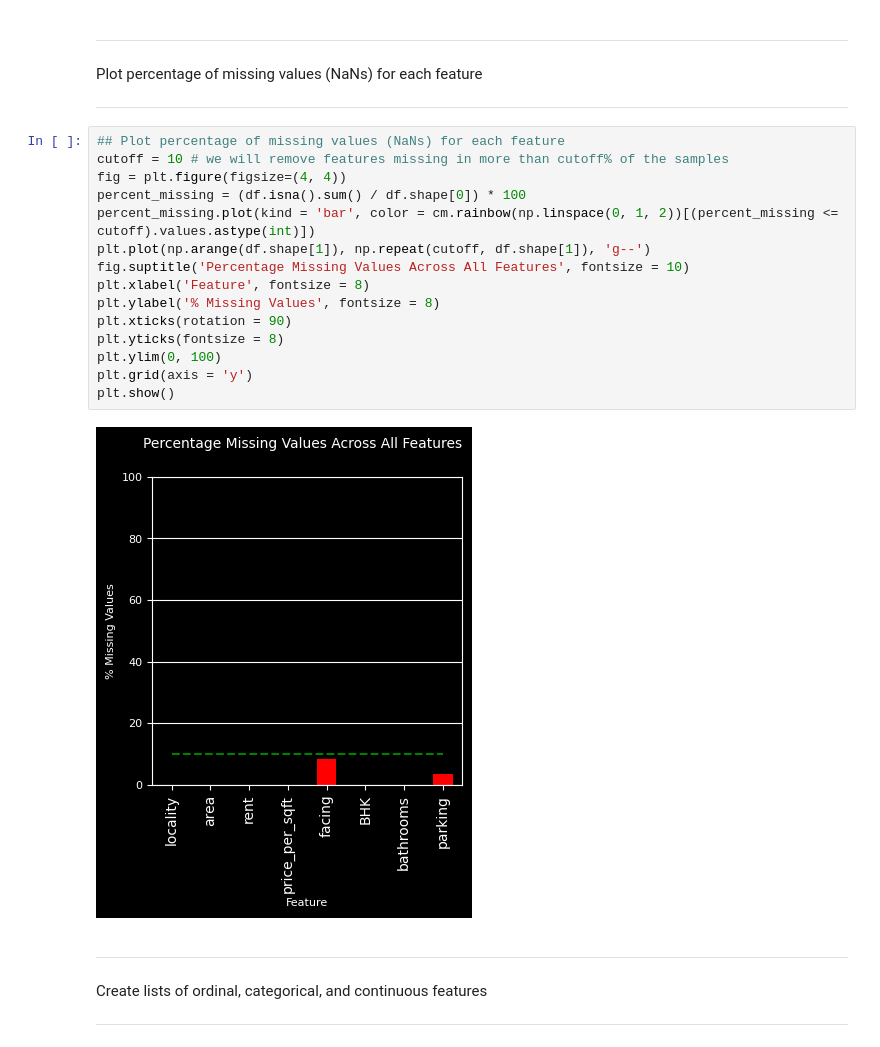
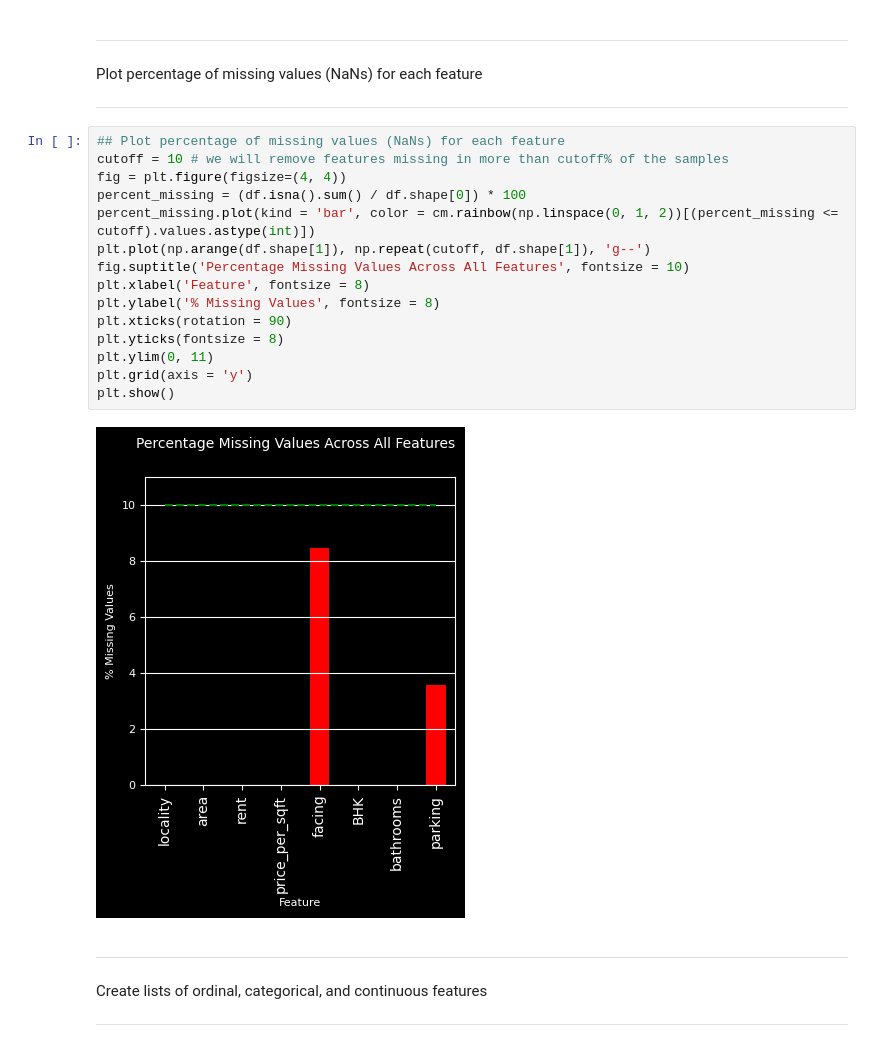
Before and after one commit to acharyasns/houseprice-ml-lab, a Jupyter notebook: notebooks/template.ipynb, the cells around one changed output. Saved outputs shown, nothing was run; the diff lists cells and outputs as text.

```diff
--- a/notebooks/template.ipynb
+++ b/notebooks/template.ipynb
@@ -105,20 +105,20 @@ Plot percentage of missing values (NaNs) for each feature
 # %%
 ## Plot percentage of missing values (NaNs) for each feature
 cutoff = 10 # we will remove features missing in more than cutoff% of the samples
 fig = plt.figure(figsize=(4, 4))
 percent_missing = (df.isna().sum() / df.shape[0]) * 100
 percent_missing.plot(kind = 'bar', color = cm.rainbow(np.linspace(0, 1, 2))[(percent_missing <= cutoff).values.astype(int)])
 plt.plot(np.arange(df.shape[1]), np.repeat(cutoff, df.shape[1]), 'g--')
 fig.suptitle('Percentage Missing Values Across All Features', fontsize = 10)
 plt.xlabel('Feature', fontsize = 8)
 plt.ylabel('% Missing Values', fontsize = 8)
 plt.xticks(rotation = 90)
 plt.yticks(fontsize = 8)
-plt.ylim(0, 100)
+plt.ylim(0, 11)
 plt.grid(axis = 'y')
 plt.show()
 # %% [output]
-[figure, old version]
+[figure, new version]
 # %% [markdown]
 ---
 
```
Also changed, not shown: parts of 4 cells of this notebook, 2 other files.
